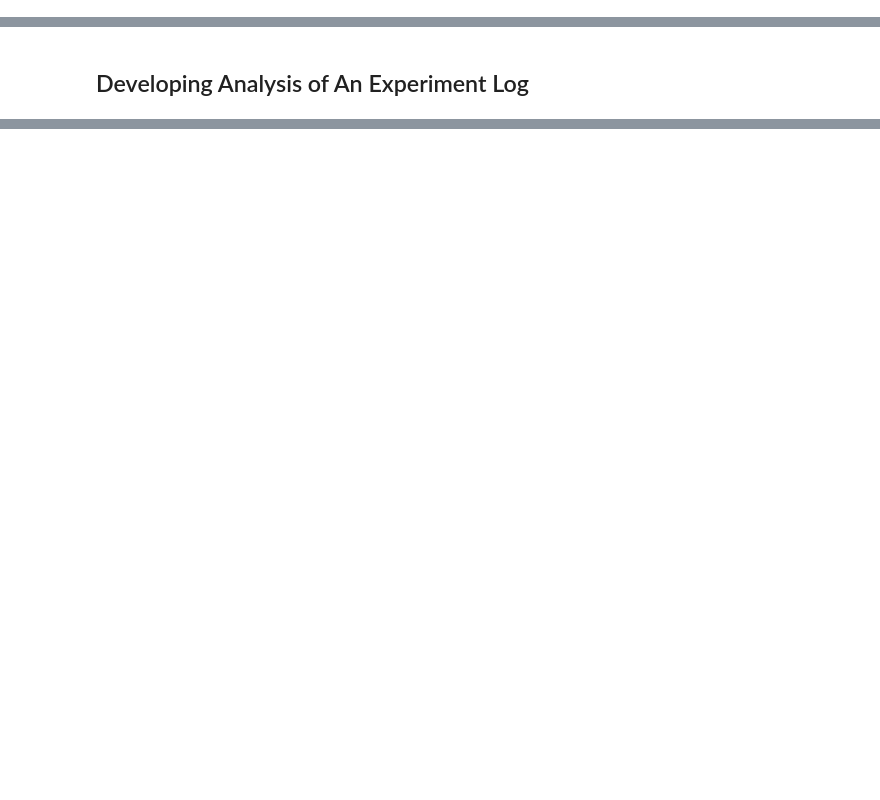
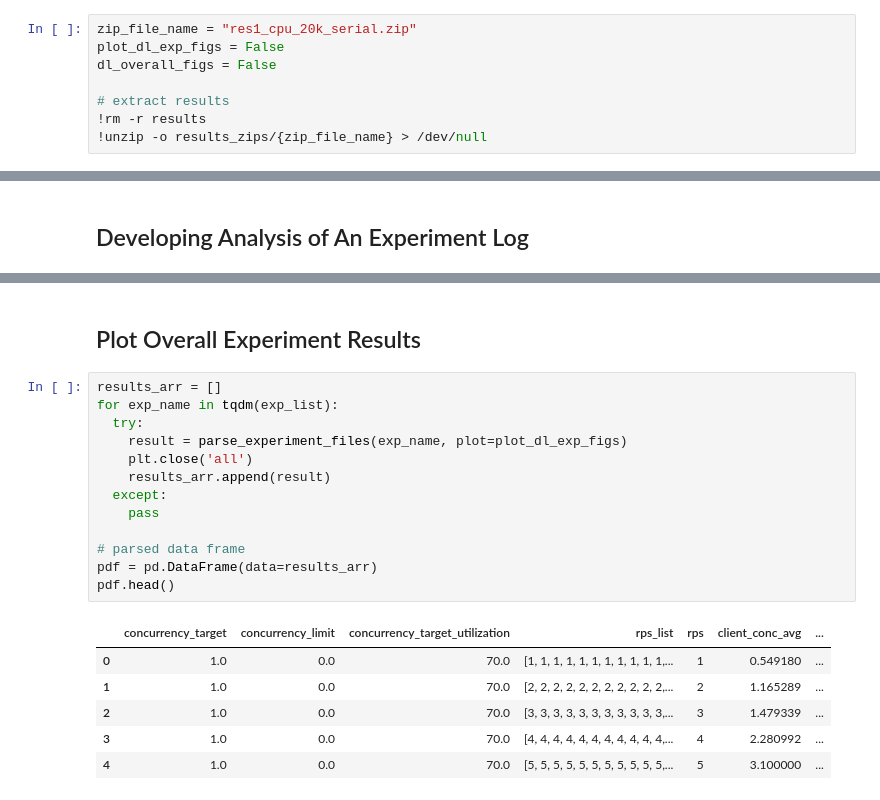
Before and after one commit to pacslab/conc-value-perf-modelling, a Jupyter notebook: experiments/parser/ConcValueExpParser.ipynb, the cells around one changed output, grey strips where cells are left out. Drawn from its saved outputs; the diff is of its cells as text; blank space fills up the shorter version.

```diff
--- a/experiments/parser/ConcValueExpParser.ipynb
+++ b/experiments/parser/ConcValueExpParser.ipynb
@@ -18,3 +19,11 @@ Mounted at /mnt/drive
+# %%
+zip_file_name = "res1_cpu_20k_serial.zip"
+plot_dl_exp_figs = False
+dl_overall_figs = False
+
+# extract results
+!rm -r results
+!unzip -o results_zips/{zip_file_name} > /dev/null
 # %%
 # # unmount drive when we are done
 # drive.flush_and_unmount()
@@ -279,0 +360,22 @@ info data:
+# %% [markdown]
+## Plot Overall Experiment Results
+# %%
+results_arr = []
+for exp_name in tqdm(exp_list):
+  try:
+    result = parse_experiment_files(exp_name, plot=plot_dl_exp_figs)
+    plt.close('all')
+    results_arr.append(result)
+  except:
+    pass
+
+# parsed data frame
+pdf = pd.DataFrame(data=results_arr)
+pdf.head()
+# %% [output]
+|  | concurrency_target | concurrency_limit | concurrency_target_utilization | rps_list | rps | client_conc_avg | ... |
+| 0 | 1.0 | 0.0 | 70.0 | [1, 1, 1, 1, 1, 1, 1, 1, 1, 1, 1,... | 1 | 0.549180 | ... |
+| 1 | 1.0 | 0.0 | 70.0 | [2, 2, 2, 2, 2, 2, 2, 2, 2, 2, 2,... | 2 | 1.165289 | ... |
+| 2 | 1.0 | 0.0 | 70.0 | [3, 3, 3, 3, 3, 3, 3, 3, 3, 3, 3,... | 3 | 1.479339 | ... |
+| 3 | 1.0 | 0.0 | 70.0 | [4, 4, 4, 4, 4, 4, 4, 4, 4, 4, 4,... | 4 | 2.280992 | ... |
+| 4 | 1.0 | 0.0 | 70.0 | [5, 5, 5, 5, 5, 5, 5, 5, 5, 5, 5,... | 5 | 3.100000 | ... |
```
Also changed, not shown: parts of 9 cells of this notebook.
